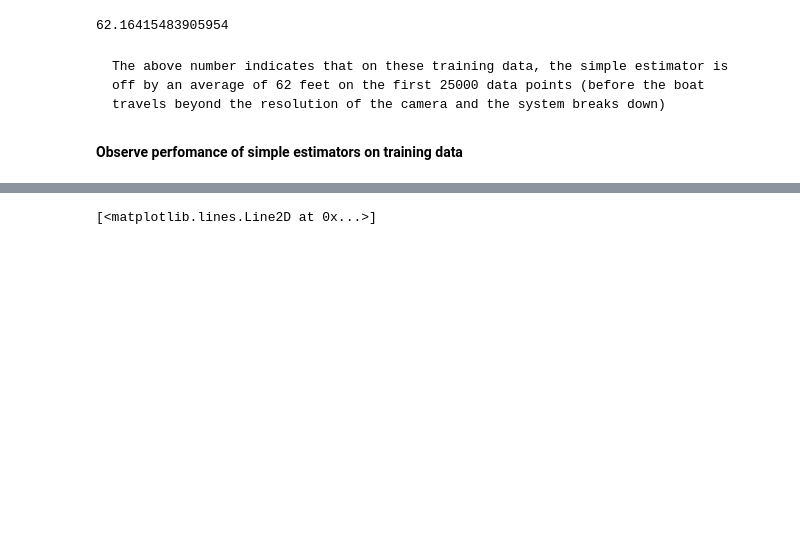
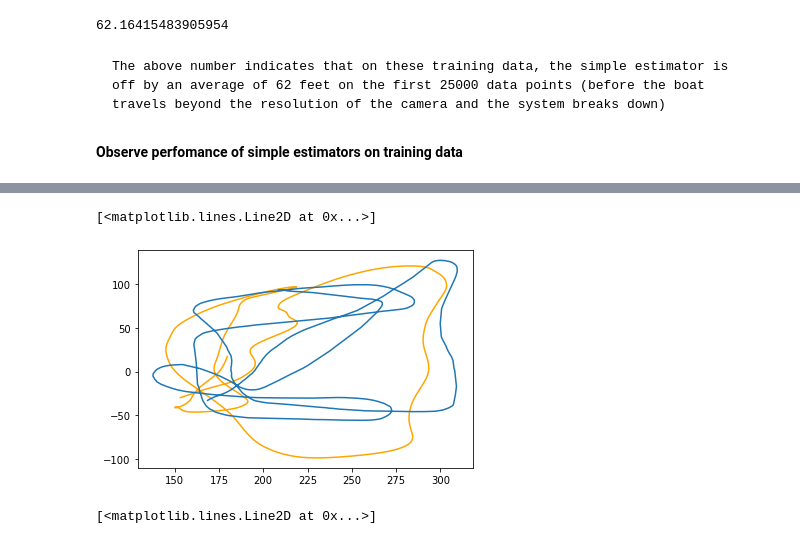
Before and after one commit to Blair-Johnson/crowsnest, a Jupyter notebook: screen_2_gps_regression.ipynb, the cells around one changed output, grey strips where cells are left out. Cells and saved outputs as stored; diff of their text form; code cells hidden in the pictures; blank space fills up the shorter version.

```diff
--- a/screen_2_gps_regression.ipynb
+++ b/screen_2_gps_regression.ipynb
@@ -190,3 +414,28 @@ def bbox_2_gps(x, height, width):
+# %%
+ys = np.array([lon[:14000]*111111,lat[:14000]*111111])
+# %%
+L = ys.shape[1]
+dlon = np.reshape(np.gradient(ys[0]), (1,L))*.01
+dlat = np.reshape(np.gradient(ys[1]), (1,L))*.01
+ddlon = np.reshape(np.gradient(dlon[0,:]), (1,L))*.01
+ddlat = np.reshape(np.gradient(dlat[0,:]), (1,L))*.01
+Y = np.concatenate((ys,dlon,dlat,ddlon,ddlat),axis=0)
+# %%
+KF = K_Filter_3O(Y[:,0])
+# %%
+xs =[]
+for i in range(13000):
+    if i%1 == 0:
+        xs.append(KF.step(y=Y[:,i+1],dt=1/25))
+    else:
+        xs.append(KF.step())
+xs = np.array(xs)
+# %%
+plt.plot(xs[:13000,0],xs[:13000,1],color='orange')
+plt.plot(lont[:13000]*111111,latt[:13000]*111111)
+# %% [output]
+[<matplotlib.lines.Line2D at 0x...>]
+[figure, added]
 # %%
 plt.plot(lon[:14000],lat[:14000],color='orange')
 plt.plot(lont[:14000],latt[:14000])
```
Also changed, not shown: parts of 16 cells of this notebook, 1 other file.
